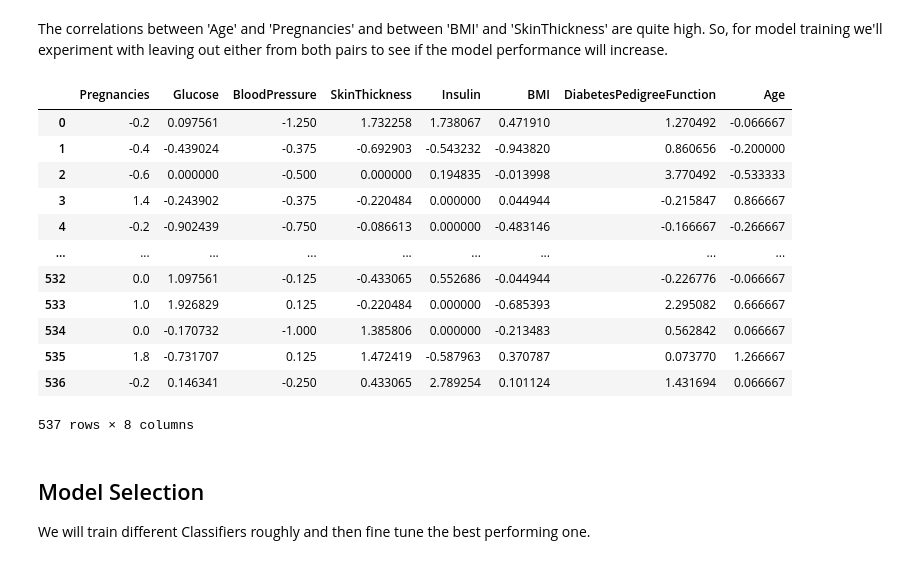
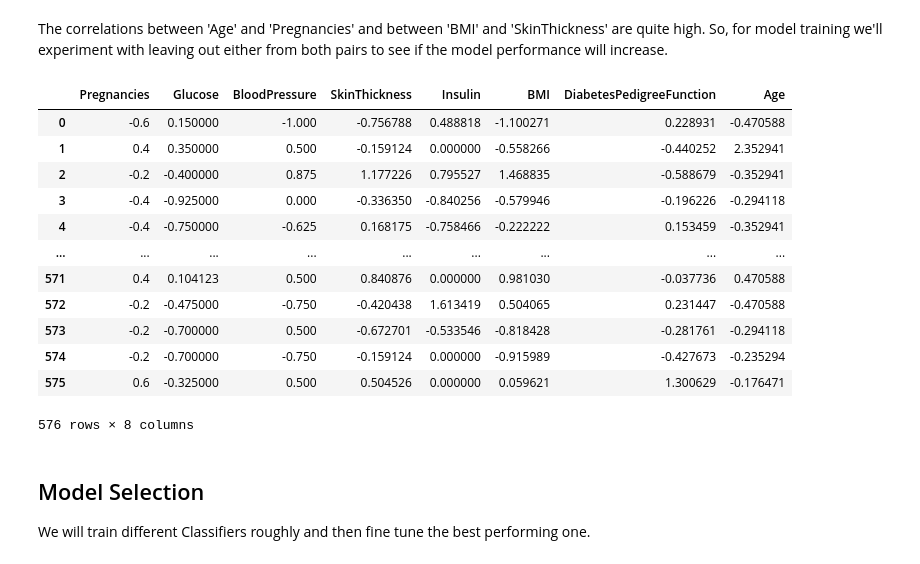
Before and after one commit to StefanieSenger/DiabetesAlert, a Jupyter notebook: notebooks/notebook.ipynb, the cells around one changed output. Drawn from its saved outputs; the diff is of its cells as text; code cells hidden in the pictures.

```diff
--- a/notebooks/notebook.ipynb
+++ b/notebooks/notebook.ipynb
@@ -99,7 +99,7 @@ There are no explicit NaN values.
 X = data.iloc[:, :-1]
 y = data.iloc[:, -1]
 
-X_train, X_test, y_train, y_test = train_test_split(X, y, test_size=0.3)
+X_train, X_test, y_train, y_test = train_test_split(X, y, test_size=0.25)
 # %% [markdown]
 We need to do the train test split before preprocessing the data, so we avoid data leakage.
 # %%
@@ -137,25 +137,26 @@ The correlations between 'Age' and 'Pregnancies' and between 'BMI' and 'SkinThic
 # %%
 # Scaling the data
 def scaling_data(X, data):
     scaler = RobustScaler()
-    X = pd.DataFrame(scaler.fit(X).transform(X), columns=data.iloc[:,:-1].columns)
-    return X
+    X = pd.DataFrame(scaler.fit_transform(X), columns=data.iloc[:,:-1].columns)
+    return X, scaler
 
-scaling_data(X_train, data)
+X_train, scaler = scaling_data(X_train, data)
+X_train
 # %% [output]
 |  | Pregnancies | Glucose | BloodPressure | SkinThickness | Insulin | BMI | DiabetesPedigreeFunction | Age |
-| 0 | -0.2 | 0.097561 | -1.250 | 1.732258 | 1.738067 | 0.471910 | 1.270492 | -0.066667 |
-| 1 | -0.4 | -0.439024 | -0.375 | -0.692903 | -0.543232 | -0.943820 | 0.860656 | -0.200000 |
-| 2 | -0.6 | 0.000000 | -0.500 | 0.000000 | 0.194835 | -0.013998 | 3.770492 | -0.533333 |
-| 3 | 1.4 | -0.243902 | -0.375 | -0.220484 | 0.000000 | 0.044944 | -0.215847 | 0.866667 |
-| 4 | -0.2 | -0.902439 | -0.750 | -0.086613 | 0.000000 | -0.483146 | -0.166667 | -0.266667 |
+| 0 | -0.6 | 0.150000 | -1.000 | -0.756788 | 0.488818 | -1.100271 | 0.228931 | -0.470588 |
+| 1 | 0.4 | 0.350000 | 0.500 | -0.159124 | 0.000000 | -0.558266 | -0.440252 | 2.352941 |
+| 2 | -0.2 | -0.400000 | 0.875 | 1.177226 | 0.795527 | 1.468835 | -0.588679 | -0.352941 |
+| 3 | -0.4 | -0.925000 | 0.000 | -0.336350 | -0.840256 | -0.579946 | -0.196226 | -0.294118 |
+| 4 | -0.4 | -0.750000 | -0.625 | 0.168175 | -0.758466 | -0.222222 | 0.153459 | -0.352941 |
 | ... | ... | ... | ... | ... | ... | ... | ... | ... |
-| 532 | 0.0 | 1.097561 | -0.125 | -0.433065 | 0.552686 | -0.044944 | -0.226776 | -0.066667 |
-| 533 | 1.0 | 1.926829 | 0.125 | -0.220484 | 0.000000 | -0.685393 | 2.295082 | 0.666667 |
-| 534 | 0.0 | -0.170732 | -1.000 | 1.385806 | 0.000000 | -0.213483 | 0.562842 | 0.066667 |
-| 535 | 1.8 | -0.731707 | 0.125 | 1.472419 | -0.587963 | 0.370787 | 0.073770 | 1.266667 |
-| 536 | -0.2 | 0.146341 | -0.250 | 0.433065 | 2.789254 | 0.101124 | 1.431694 | 0.066667 |
+| 571 | 0.4 | 0.104123 | 0.500 | 0.840876 | 0.000000 | 0.981030 | -0.037736 | 0.470588 |
+| 572 | -0.2 | -0.475000 | -0.750 | -0.420438 | 1.613419 | 0.504065 | 0.231447 | -0.470588 |
+| 573 | -0.2 | -0.700000 | 0.500 | -0.672701 | -0.533546 | -0.818428 | -0.281761 | -0.294118 |
+| 574 | -0.2 | -0.700000 | -0.750 | -0.159124 | 0.000000 | -0.915989 | -0.427673 | -0.235294 |
+| 575 | 0.6 | -0.325000 | 0.500 | 0.504526 | 0.000000 | 0.059621 | 1.300629 | -0.176471 |
-537 rows × 8 columns
+576 rows × 8 columns
 # %% [markdown]
 ## Model Selection
 We will train different Classifiers roughly and then fine tune the best performing one.
```
Also changed, not shown: parts of 17 cells of this notebook, 11 other files.
